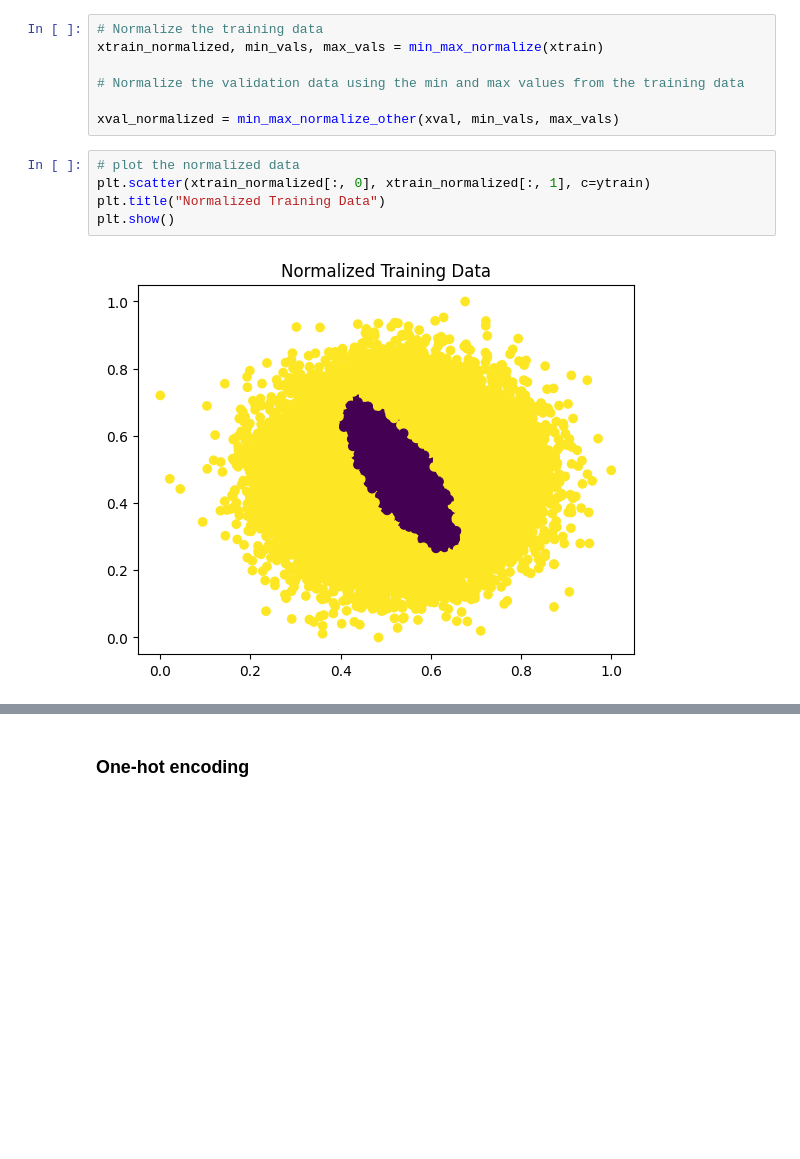
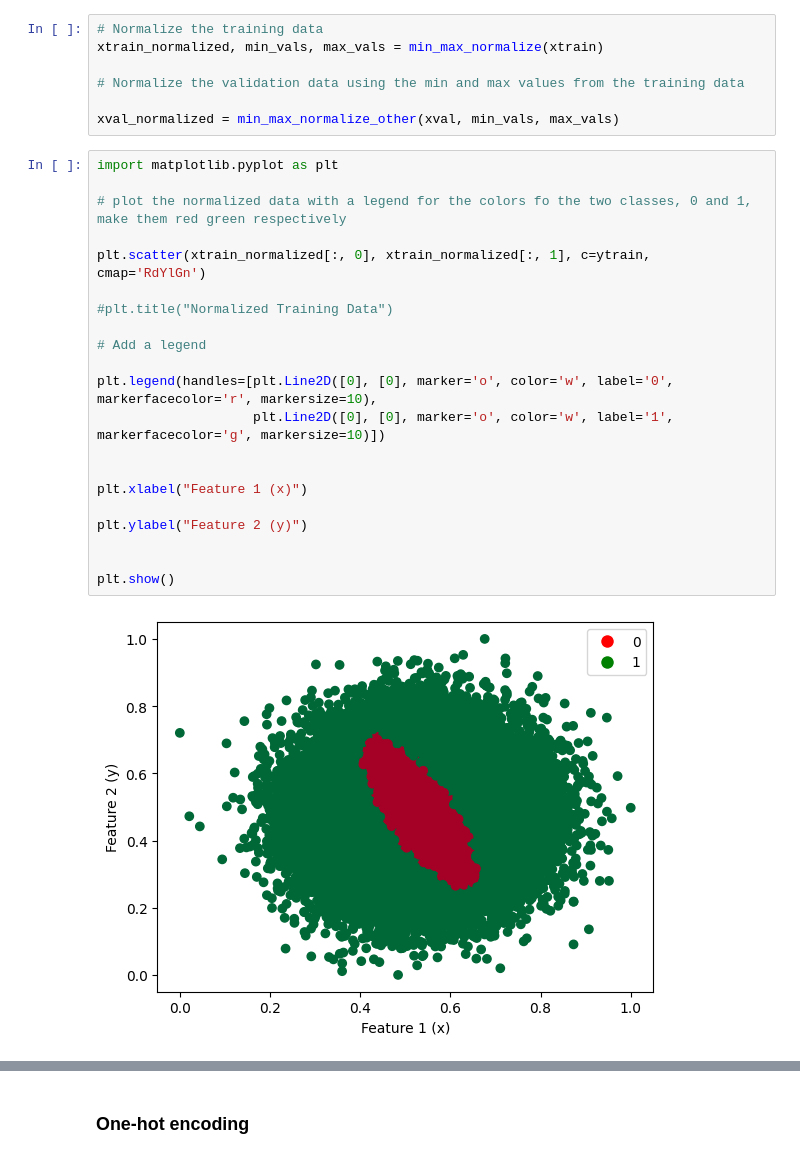
Before and after one commit to michelexyz/deeplearning_assignments, a Jupyter notebook: Assigment1/assigment.ipynb, the cells around one changed output, grey strips where cells are left out. Saved outputs shown, nothing was run; the diff lists cells and outputs as text; blank space fills up the shorter version.

```diff
--- a/Assigment1/assigment.ipynb
+++ b/Assigment1/assigment.ipynb
@@ -397,10 +416,26 @@ xtrain_normalized, min_vals, max_vals = min_max_normalize(xtrain)
 # Normalize the validation data using the min and max values from the training data
 
 xval_normalized = min_max_normalize_other(xval, min_vals, max_vals)
-# %%
-# plot the normalized data
-plt.scatter(xtrain_normalized[:, 0], xtrain_normalized[:, 1], c=ytrain)
-plt.title("Normalized Training Data")
-plt.show()
-# %% [output]
-[figure, removed]
+# %%
+import matplotlib.pyplot as plt
+
+# plot the normalized data with a legend for the colors fo the two classes, 0 and 1, make them red green respectively
+
+plt.scatter(xtrain_normalized[:, 0], xtrain_normalized[:, 1], c=ytrain, cmap='RdYlGn')
+
+#plt.title("Normalized Training Data")
+
+# Add a legend
+
+plt.legend(handles=[plt.Line2D([0], [0], marker='o', color='w', label='0', markerfacecolor='r', markersize=10),
+                    plt.Line2D([0], [0], marker='o', color='w', label='1', markerfacecolor='g', markersize=10)])
+
+
+plt.xlabel("Feature 1 (x)")
+
+plt.ylabel("Feature 2 (y)")
+
+
+plt.show()
+# %% [output]
+[figure, added]
```
Also changed, not shown: parts of 22 cells of this notebook, 4 other files.
